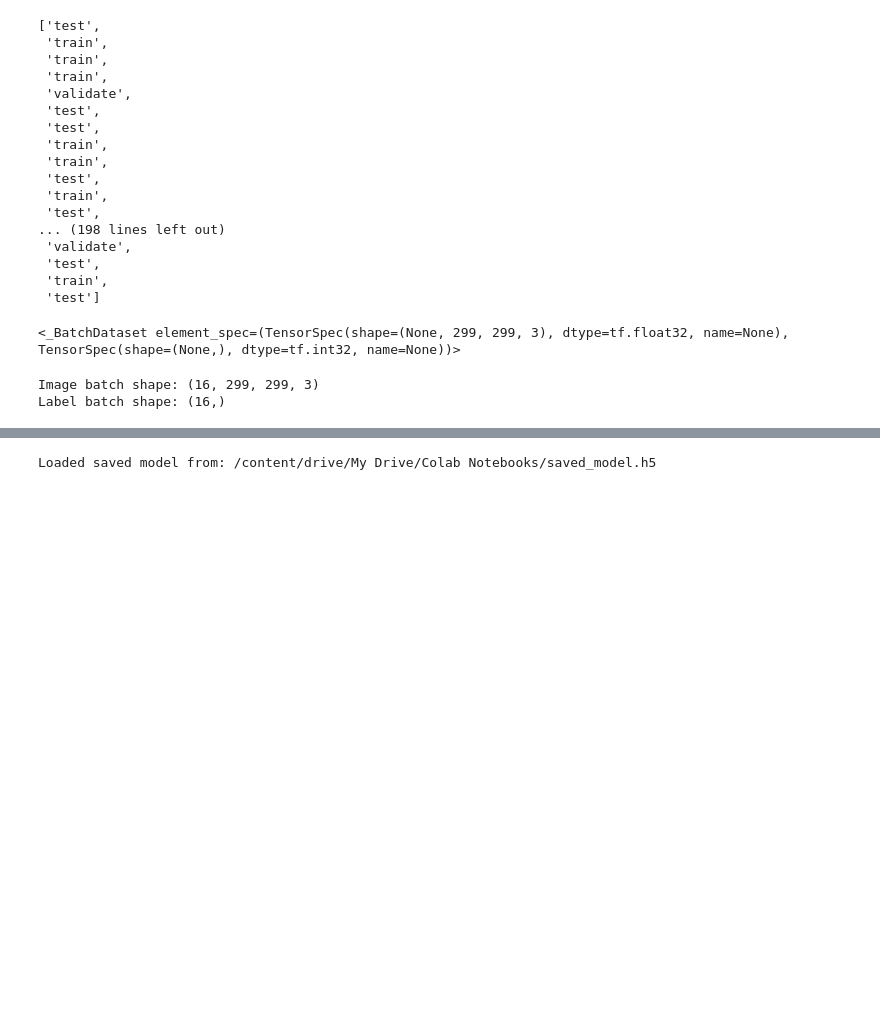
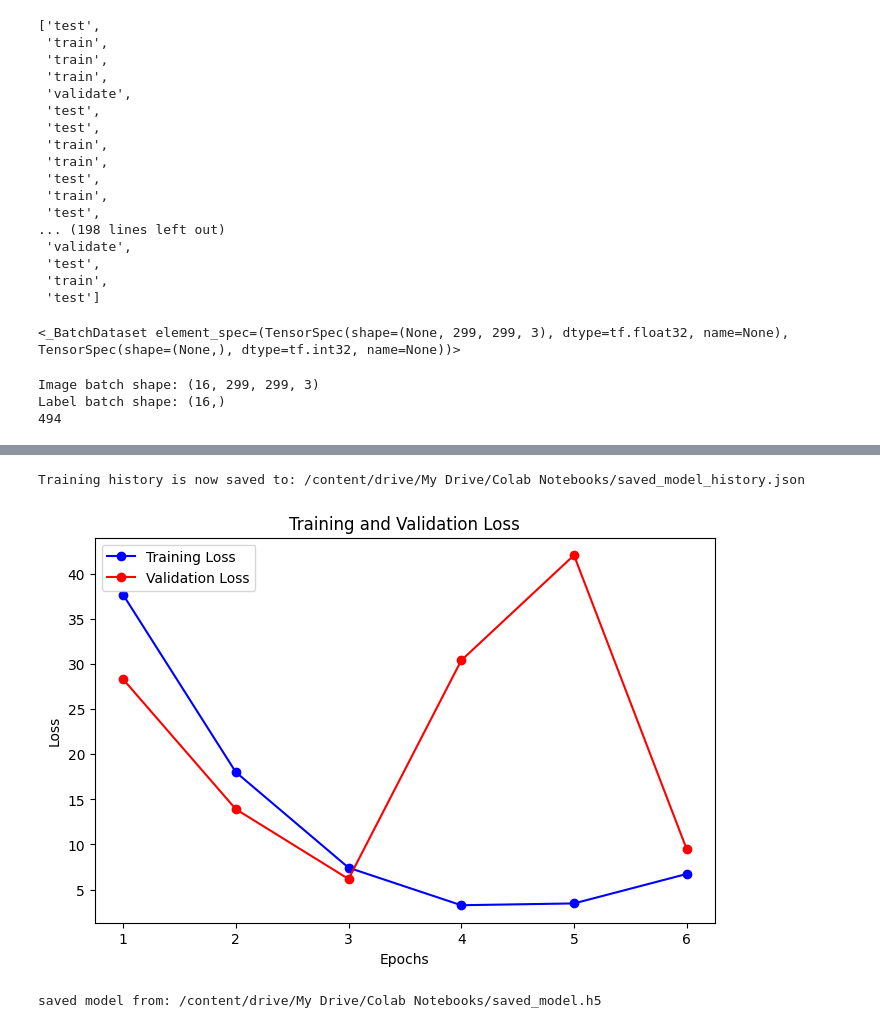
Before and after one commit to S1998raghu/S1998raghu2.github.io, a Jupyter notebook: dataPreprocessingNotebook.ipynb, the cells around one changed output, grey strips where cells are left out. Saved outputs shown, nothing was run; the diff lists cells and outputs as text; code cells hidden in the pictures; blank space fills up the shorter version.

```diff
--- a/dataPreprocessingNotebook.ipynb
+++ b/dataPreprocessingNotebook.ipynb
@@ -281,22 +281,25 @@ tf_dataset_train
 # %% [output]
 <_BatchDataset element_spec=(TensorSpec(shape=(None, 299, 299, 3), dtype=tf.float32, name=None), TensorSpec(shape=(None,), dtype=tf.int32, name=None))>
 # %%
-# Extract one batch from the training dataset
+
 for images, labels in tf_dataset_train.take(1):
-    # Print the shape of images and labels
+
     print("Image batch shape:", images.shape)
     print("Label batch shape:", labels.shape)
+    print(len(tf_dataset_val))
 # %% [output]
 Image batch shape: (16, 299, 299, 3)
 Label batch shape: (16,)
+494
 # %%
 import tensorflow as tf
 from tensorflow.keras.models import Sequential
 from tensorflow.keras.layers import Dense, Conv2D, Flatten, Dropout, BatchNormalization
 from tensorflow.keras.regularizers import l2
 from tensorflow.keras.callbacks import EarlyStopping
+import matplotlib.pyplot as plt
+import json
 
-# Model definition
 model = Sequential([
     Conv2D(16, kernel_size=(3, 3), activation='relu', input_shape=(299, 299, 3), kernel_regularizer=l2(0.001)),
     BatchNormalization(),
@@ -312,13 +315,10 @@ model = Sequential([
     Dense(2, activation='softmax')
 ])
 
-# Compile the model
 model.compile(optimizer='adam', loss='sparse_categorical_crossentropy', metrics=['accuracy'])
 
-# Early stopping callback
 early_stopping = EarlyStopping(monitor='val_loss', patience=3)
 
-# Train the model
 history = model.fit(
     tf_dataset_train,
     epochs=20,
@@ -326,11 +326,38 @@ history = model.fit(
     callbacks=[early_stopping]
 )
 
-# Evaluate the model
 test_loss, test_accuracy = model.evaluate(tf_dataset_test)
 print("Test Loss:", test_loss)
 print("Test Accuracy:", test_accuracy)
 
-# Plotting code for training and validation errors vs. epochs is not included
+model_path = '/content/drive/My Drive/Colab Notebooks/saved_model.h5'
+model.save(model_path)
+history_json = json.dumps(history.history)
+
+
+history_path = model_path.replace('.h5', '_history.json')
+with open(history_path, 'w') as f:
+    f.write(history_json)
+print("Training history is now saved to:", history_path)
+
+
+
+
+train_loss = history.history['loss']
+val_loss = history.history['val_loss']
+
+
+epochs = range(1, len(train_loss) + 1)
+
+    # Plotting
+plt.figure(figsize=(8, 5))
+plt.plot(epochs, train_loss, 'bo-', label='Training Loss')
+plt.plot(epochs, val_loss, 'ro-', label='Validation Loss')
+plt.title('Training and Validation Loss')
+plt.xlabel('Epochs')
+plt.ylabel('Loss')
+plt.legend()
+
+plt.show()
 # %% [output]
 Epoch 1/20
@@ -352,0 +378,2 @@ Test Accuracy: 0.6506834626197815
+Training history is now saved to: /content/drive/My Drive/Colab Notebooks/saved_model_history.json
+[figure, added]
@@ -356,20 +380,23 @@ model.save(model_path)
 # %%
 import tensorflow as tf
+from tensorflow.keras.models import Sequential
+from tensorflow.keras.layers import Dense, Conv2D, Flatten, Dropout, BatchNormalization
+from tensorflow.keras.regularizers import l2
+from tensorflow.keras.callbacks import EarlyStopping
 
+def get():
+    try:
 
-def get_or_create_model():
-    try:
-        # Try to load the model
         model_path = '/content/drive/My Drive/Colab Notebooks/saved_model.h5'
         model = tf.keras.models.load_model(model_path)
-        print("Loaded saved model from:", model_path)
+        print("saved model from:", model_path)
     except IOError:
-        # If model does not exist, create a new one
+
         model = create_model()
-        print("No saved model found. Created a new model.")
+        print("Model not found. Created new ")
     return model
 
-model = get_or_create_model()
+model = get()
 # %% [output]
-Loaded saved model from: /content/drive/My Drive/Colab Notebooks/saved_model.h5
+saved model from: /content/drive/My Drive/Colab Notebooks/saved_model.h5
 # %%
```
Also changed, not shown: parts of 21 cells of this notebook.
